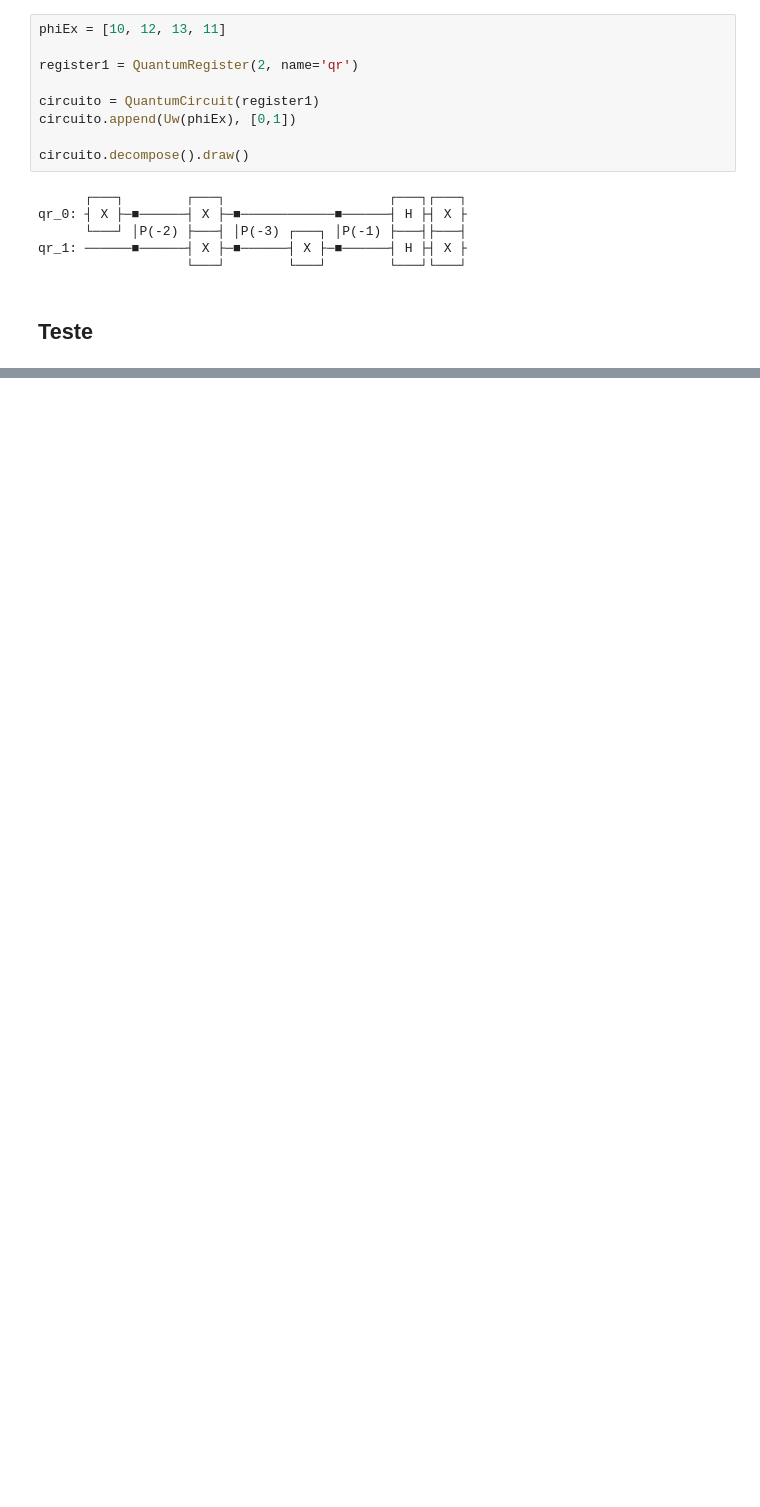
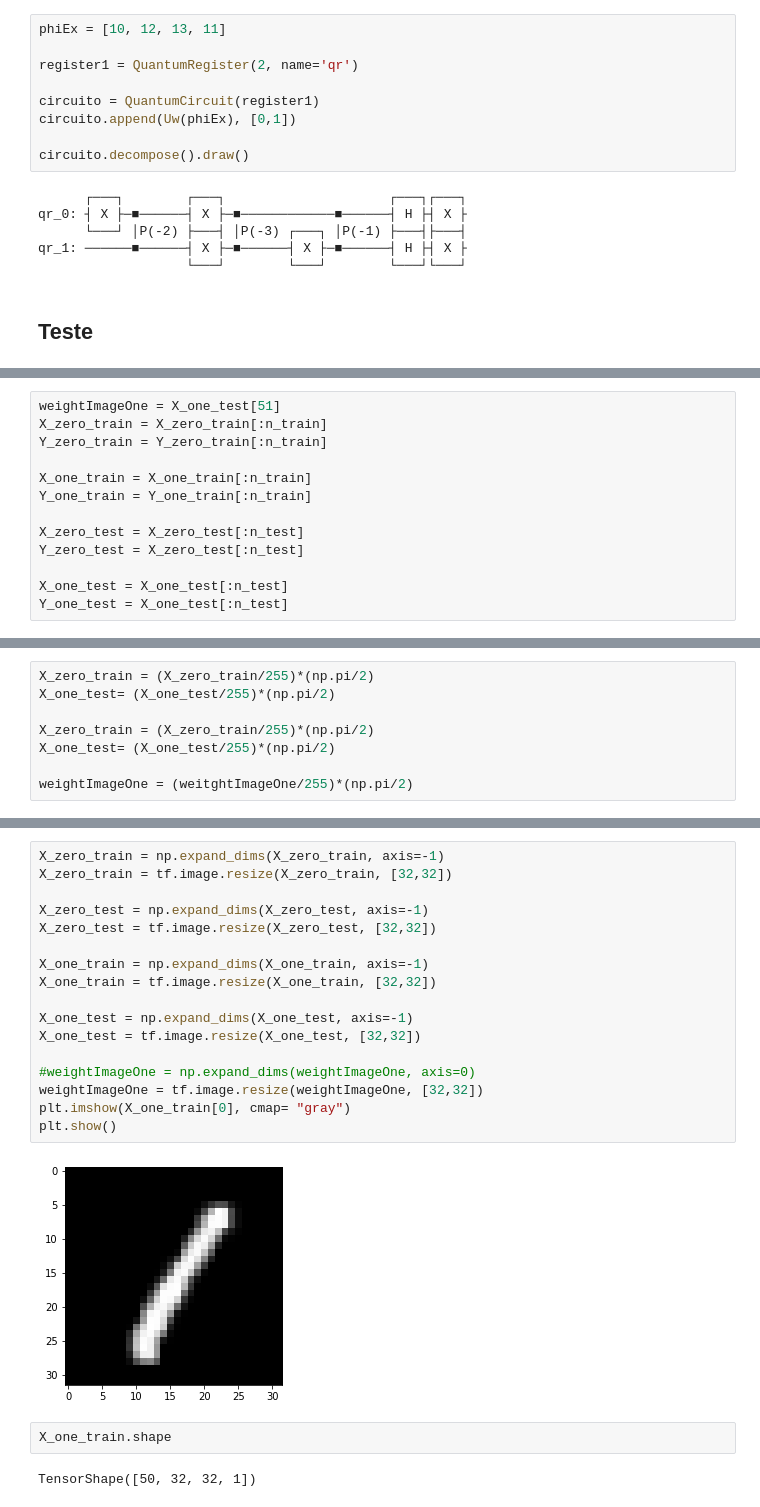
Before and after one commit to jpspm/QuantumComputing, a Jupyter notebook: projeto_quantica_jpspm_rbnn.ipynb, the cells around one changed output, grey strips where cells are left out. Saved outputs shown, nothing was run; the diff lists cells and outputs as text; blank space fills up the shorter version.

```diff
--- a/projeto_quantica_jpspm_rbnn.ipynb
+++ b/projeto_quantica_jpspm_rbnn.ipynb
@@ -323,0 +244,13 @@ plot_histogram(counts)
+# %%
+weightImageOne = X_one_test[51]
+X_zero_train = X_zero_train[:n_train]
+Y_zero_train = Y_zero_train[:n_train]
+
+X_one_train = X_one_train[:n_train]
+Y_one_train = Y_one_train[:n_train]
+
+X_zero_test = X_zero_test[:n_test]
+Y_zero_test = X_zero_test[:n_test]
+
+X_one_test = X_one_test[:n_test]
+Y_one_test = X_one_test[:n_test]
@@ -323,0 +259,8 @@ plot_histogram(counts)
+# %%
+X_zero_train = (X_zero_train/255)*(np.pi/2)
+X_one_test= (X_one_test/255)*(np.pi/2)
+
+X_zero_train = (X_zero_train/255)*(np.pi/2)
+X_one_test= (X_one_test/255)*(np.pi/2)
+
+weightImageOne = (weitghtImageOne/255)*(np.pi/2)
@@ -323,0 +272,23 @@ plot_histogram(counts)
+# %%
+X_zero_train = np.expand_dims(X_zero_train, axis=-1)
+X_zero_train = tf.image.resize(X_zero_train, [32,32])
+
+X_zero_test = np.expand_dims(X_zero_test, axis=-1)
+X_zero_test = tf.image.resize(X_zero_test, [32,32])
+
+X_one_train = np.expand_dims(X_one_train, axis=-1)
+X_one_train = tf.image.resize(X_one_train, [32,32])
+
+X_one_test = np.expand_dims(X_one_test, axis=-1)
+X_one_test = tf.image.resize(X_one_test, [32,32])
+
+#weightImageOne = np.expand_dims(weightImageOne, axis=0)
+weightImageOne = tf.image.resize(weightImageOne, [32,32])
+plt.imshow(X_one_train[0], cmap= "gray")
+plt.show()
+# %% [output]
+[figure, added]
+# %%
+X_one_train.shape
+# %% [output]
+TensorShape([50, 32, 32, 1])
```
Also changed, not shown: parts of 39 cells of this notebook.
